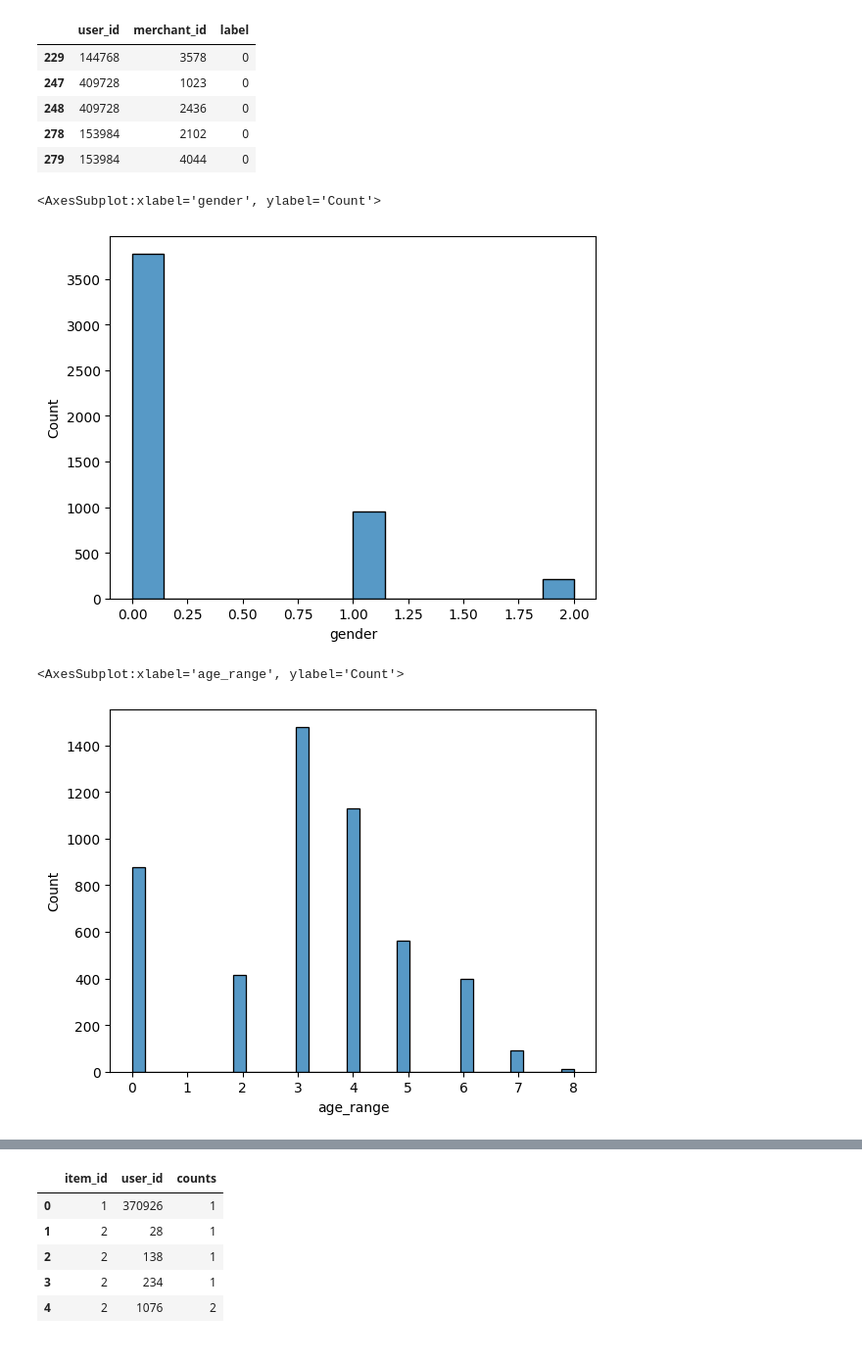
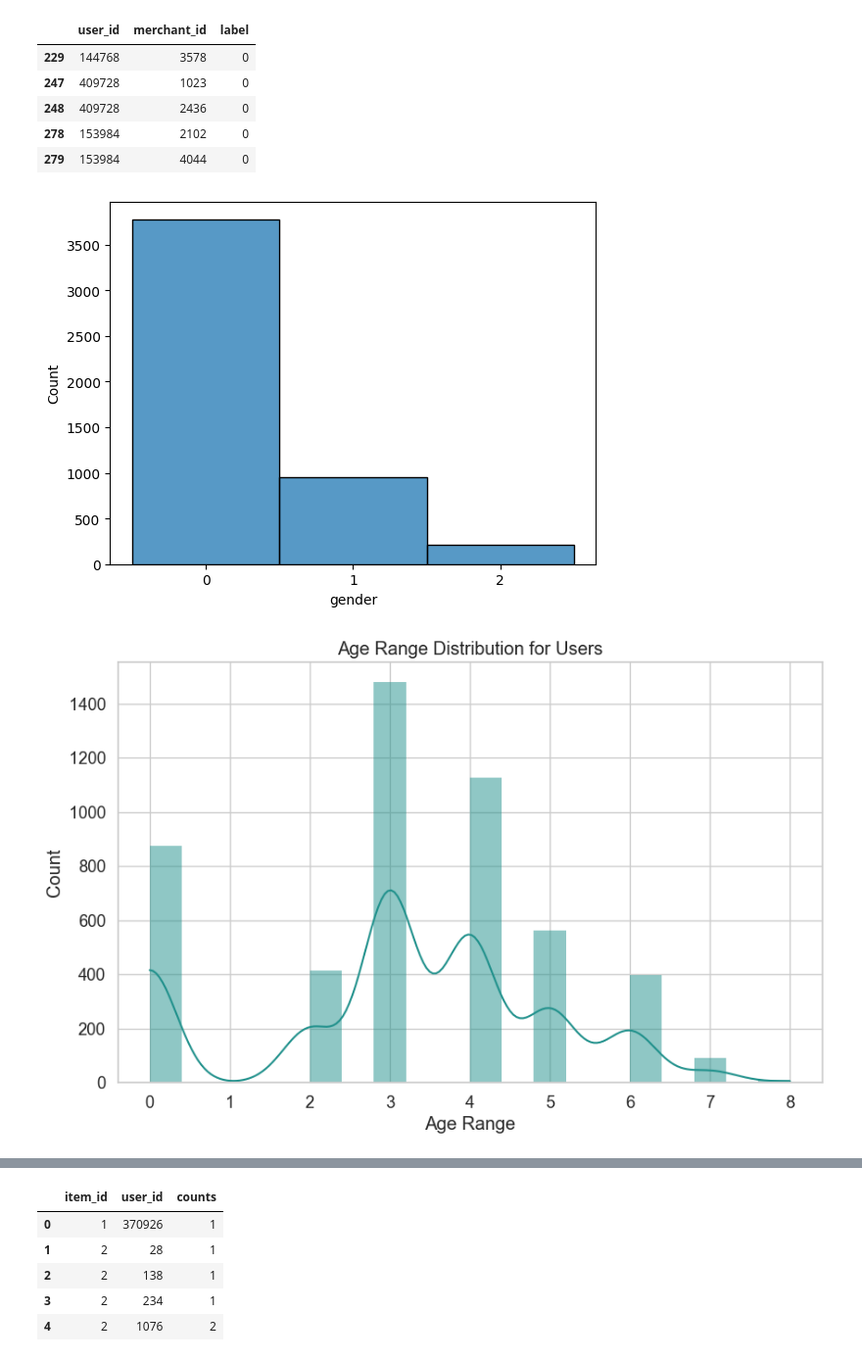
Before and after one commit to mducat/CECS550, a Jupyter notebook: 1_data_viz.ipynb, the cells around one changed output, grey strips where cells are left out. Shown at 98% size. Cells and saved outputs as stored; diff of their text form; code cells hidden in the pictures.

Commit message:
Made Charts look better

```diff
--- a/1_data_viz.ipynb
+++ b/1_data_viz.ipynb
@@ -76,15 +79,34 @@ train_df.head()
 | 278 | 153984 | 2102 | 0 |
 | 279 | 153984 | 4044 | 0 |
 # %%
-sns.histplot(user_info['gender'])
+bins = np.arange(-0.5, 3, 1)
+sns.histplot(user_info['gender'], bins=bins)
+
+plt.xticks([0,1,2])
+plt.show()
 # %% [output]
-<AxesSubplot:xlabel='gender', ylabel='Count'>
-[figure, old version]
+[figure, new version]
 # %%
-sns.histplot(user_info['age_range'])
+# Set the style and context for the plot
+sns.set_style("whitegrid")
+sns.set_context("notebook", font_scale=1.2)
+
+# Create a custom color palette
+palette = sns.color_palette("viridis", n_colors=1)
+
+# Define the plot
+plt.figure(figsize=(10, 6))
+sns.histplot(user_info['age_range'], bins=20, kde=True, color=palette[0], linewidth=0)
+
+# Customize labels and title
+plt.xlabel('Age Range')
+plt.ylabel('Count')
+plt.title('Age Range Distribution for Users')
+
+# Show the plot
+plt.show()
 # %% [output]
-<AxesSubplot:xlabel='age_range', ylabel='Count'>
-[figure, old version]
+[figure, new version]
 # %%
 women_range = user_info[user_info['gender'] == 0]
 men_range = user_info[user_info['gender'] == 1]
```
Also changed, not shown: parts of 12 cells of this notebook.
